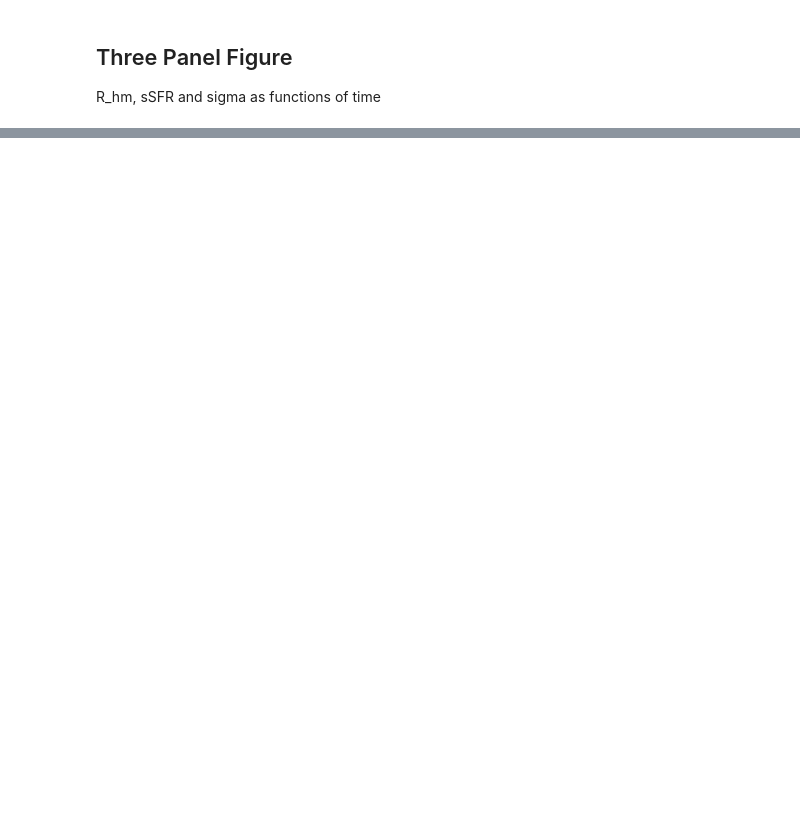
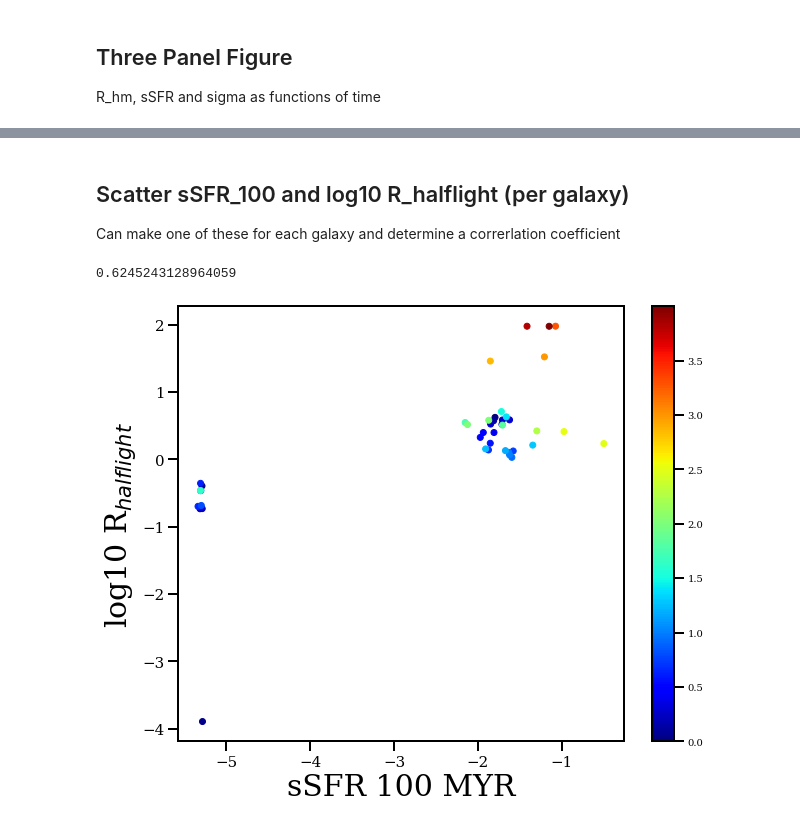
Before and after one commit to JosephWick/H1-merian, a Jupyter notebook: notebooks/BreathingPlots.ipynb, the cells around one changed output, grey strips where cells are left out. Cells and saved outputs as stored; diff of their text form; code cells hidden in the pictures; blank space fills up the shorter version.

```diff
--- a/notebooks/BreathingPlots.ipynb
+++ b/notebooks/BreathingPlots.ipynb
@@ -132,0 +155,38 @@ axs[0].set_ylim([0,70])
+# %% [markdown]
+## Scatter sSFR_100 and log10 R_halflight (per galaxy)
+Can make one of these for each galaxy and determine a correrlation coefficient
+# %%
+gal = cdmgals[0]
+zmax = 14
+ymin = -10
+
+data = pd.read_csv(datapath+'r'+str(gal)+'_qtys.txt')
+
+fig = plt.figure(figsize=(10,8), facecolor='w')
+
+x = np.log10(data['sSFR_100'][data['z'] <= zmax])
+y = np.log10(data['R_halflight'][data['z'] <= zmax])
+c = data['z'][data['z'] <= zmax]
+
+c = c[y > ymin]
+x = x[y > ymin]
+y = y[y > ymin]
+
+rs = ss.spearmanr(x,y)[0]
+
+plt.scatter(x, y, c=c, cmap='jet')
+
+plt.tick_params(axis='both', which='major', labelsize=15)
+
+plt.xlabel('sSFR 100 MYR', fontsize=30)
+plt.ylabel(r'log10 R$_{halflight}$', fontsize=30)
+
+#plt.ylim([3,4.5])
+#plt.xlim([0.0,0.4])
+
+plt.colorbar()
+
+rs
+# %% [output]
+0.6245243128964059
+[figure, added]
```
Also changed, not shown: parts of 9 cells of this notebook, 9 other files.
